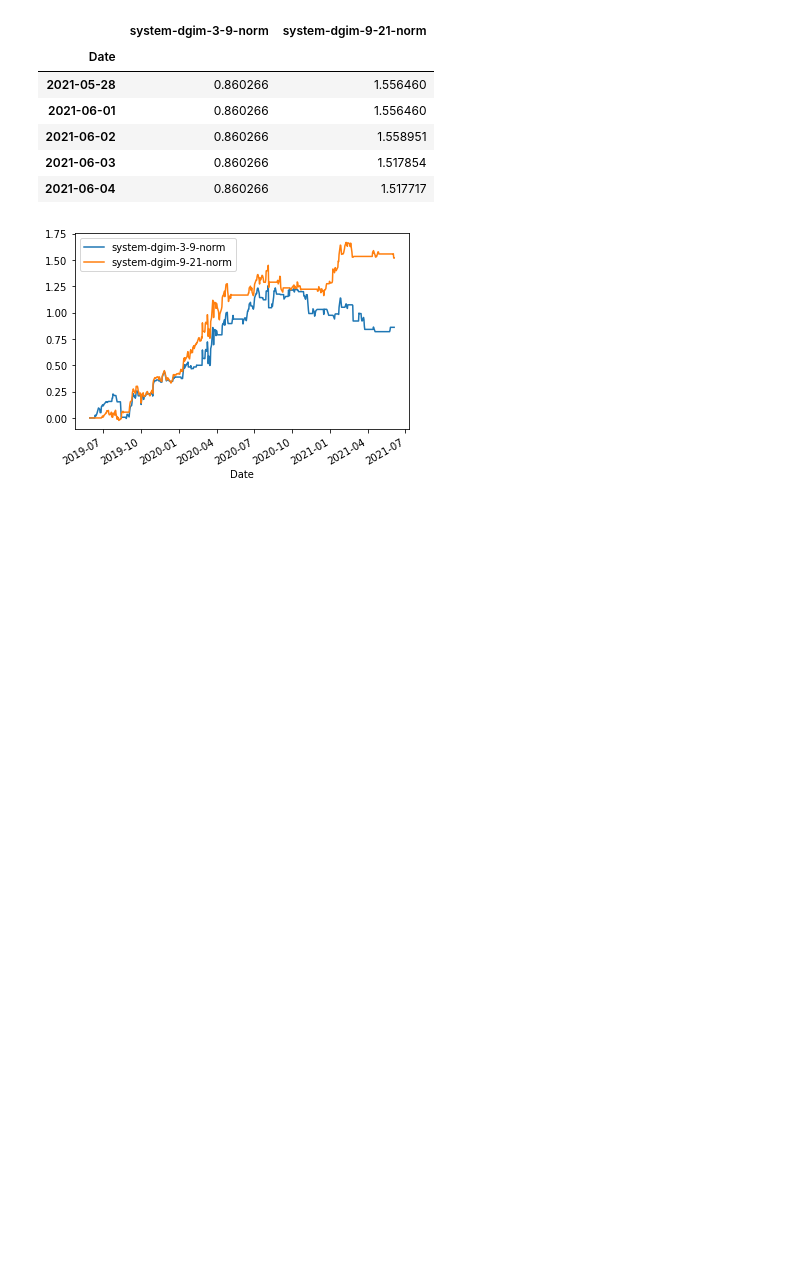
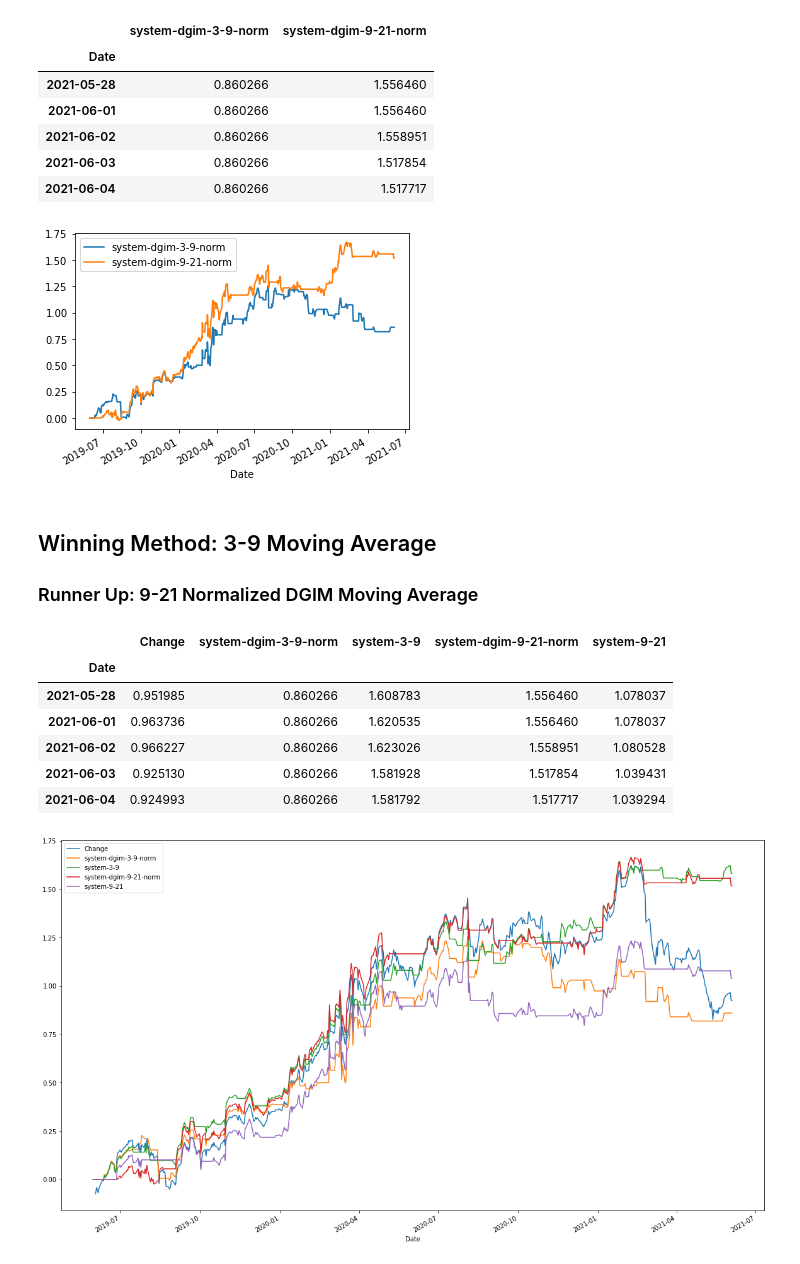
Before and after one commit to bhiln/stock-market-trends, a Jupyter notebook: DGIM/TDOC-DGIM.ipynb, the cells around one changed output. Saved outputs shown, nothing was run; the diff lists cells and outputs as text; code cells hidden in the pictures; blank space fills up the shorter version.

```diff
--- a/DGIM/TDOC-DGIM.ipynb
+++ b/DGIM/TDOC-DGIM.ipynb
@@ -557,3 +557,18 @@ tdoc[['system-dgim-3-9-norm','system-dgim-9-21-norm']].cumsum().tail()
 | 2021-06-03 | 0.860266 | 1.517854 |
 | 2021-06-04 | 0.860266 | 1.517717 |
 [figure]
+# %% [markdown]
+## Winning Method: 3-9 Moving Average
+### Runner Up: 9-21 Normalized DGIM Moving Average
+# %%
+tdoc[['Change','system-dgim-3-9-norm','system-3-9','system-dgim-9-21-norm','system-9-21']].cumsum().plot(figsize=(20,12))
+tdoc[['Change','system-dgim-3-9-norm','system-3-9','system-dgim-9-21-norm','system-9-21']].cumsum().tail()
+# %% [output]
+|  | Change | system-dgim-3-9-norm | system-3-9 | system-dgim-9-21-norm | system-9-21 |
+| Date |  |  |  |  |  |
+| 2021-05-28 | 0.951985 | 0.860266 | 1.608783 | 1.556460 | 1.078037 |
+| 2021-06-01 | 0.963736 | 0.860266 | 1.620535 | 1.556460 | 1.078037 |
+| 2021-06-02 | 0.966227 | 0.860266 | 1.623026 | 1.558951 | 1.080528 |
+| 2021-06-03 | 0.925130 | 0.860266 | 1.581928 | 1.517854 | 1.039431 |
+| 2021-06-04 | 0.924993 | 0.860266 | 1.581792 | 1.517717 | 1.039294 |
+[figure, added]
```
Also changed, not shown: 2 other files.
